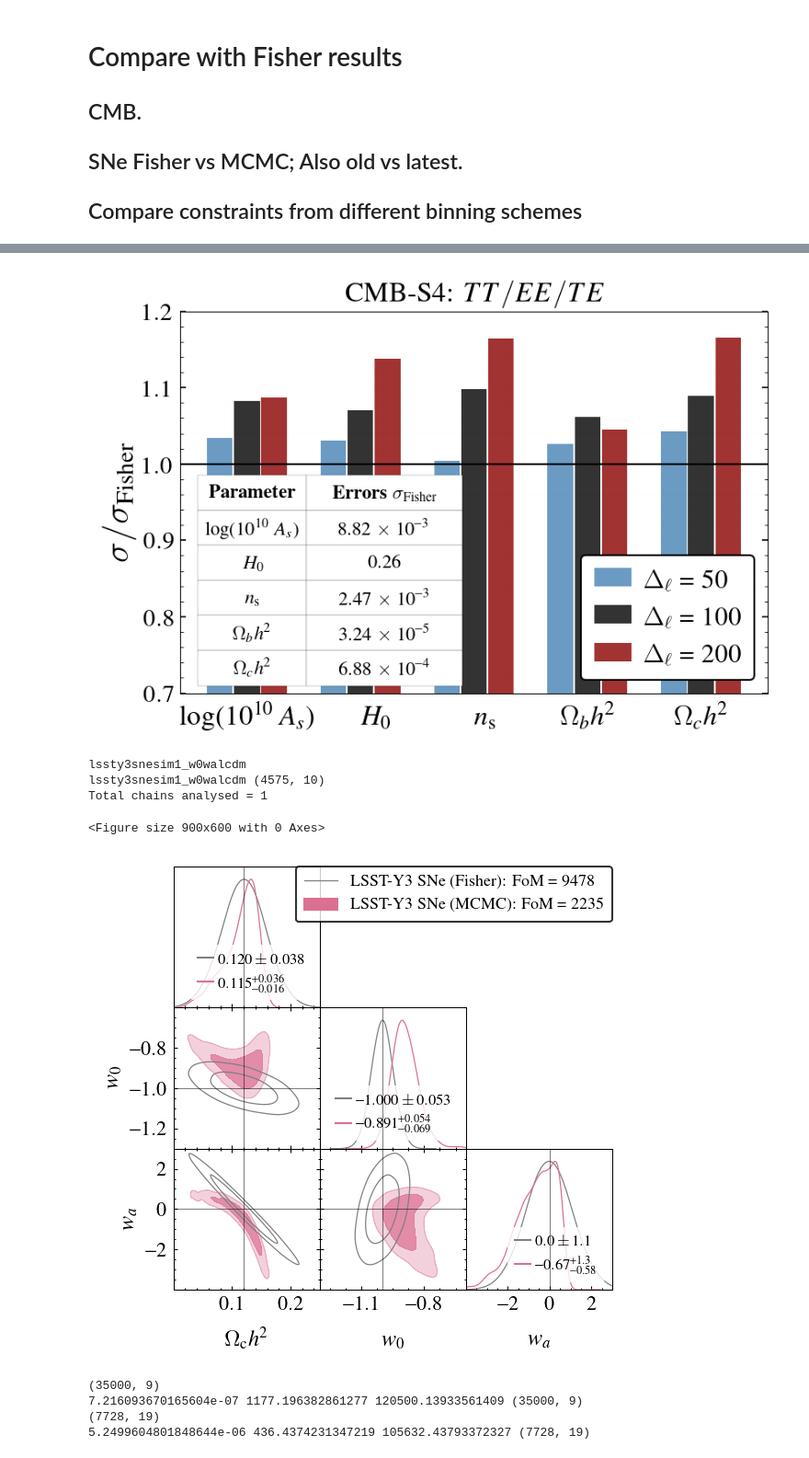
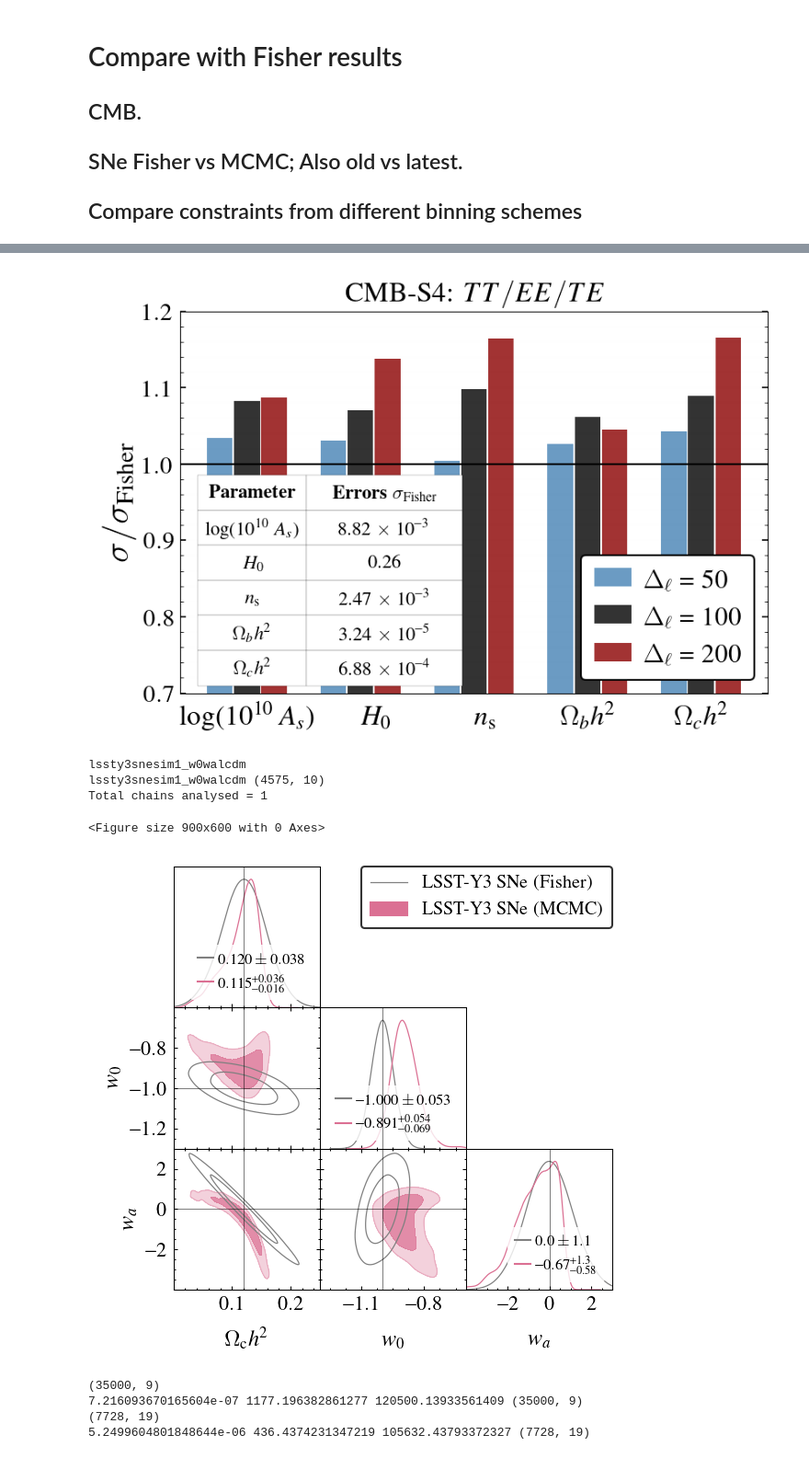
Before and after one commit to sriniraghunathan/CMB_BAO_SNe_likelihoods, a Jupyter notebook: analyse_chains_for_paper.ipynb, the cells around one changed output, grey strips where cells are left out. Shown at 92% size. Drawn from its saved outputs; the diff is of its cells as text; code cells hidden in the pictures.

```diff
--- a/analyse_chains_for_paper.ipynb
+++ b/analyse_chains_for_paper.ipynb
@@ -128,7 +125,8 @@ for desi_iter in range(1):#2):
 
         chain_label = label_dic[chainname]
         #labels_arr.append( chain_label )
-        labels_arr.append( '%s (FoM = %d)' %(chain_label, fom) )
+        #labels_arr.append( '%s (FoM = %d)' %(chain_label, fom) )
+        labels_arr.append( '%s' %(chain_label) )
 
     g = misc_getdist.make_getdist_plot('plots_2d',
                                        samples_to_plot,
@@ -136,7 +134,7 @@ for desi_iter in range(1):#2):
                                        param_dict = param_dict,
                                        param_limits_dic = param_limits_dic,
                                        color_arr = color_arr,
-                                       figsize = 4.3, fsval = 12, legfsval = 10.,# 11,
+                                       figsize = 4.3, fsval = 12, legfsval = 12.,# 11,
                                        labels = labels_arr, legloc = 'lower left', legcol = 1,
                                        scaling = True,#, wspace = 0.05
                                        xyloc_for_leg = [0.68, 0.95],
@@ -2156,7 +2283,8 @@ if (1): #Fisher first
 
     samples_to_plot.append( mix_samples )
     #labels_arr.append( 'CMB-S4 $TT/EE/TE$ (Unbinned Fisher): FoM = %.3g' %(fisher_fom) )
-    labels_arr.append( 'CMB-S4 (Unbinned Fisher): FoM = %.3g' %(fisher_fom) )
+    #labels_arr.append( 'CMB-S4 (Unbinned Fisher): FoM = %.3g' %(fisher_fom) )
+    labels_arr.append( 'CMB-S4 (Unbinned Fisher)' )
 
 for chainname in chains_to_plot:
     chain_label = misc_getdist.get_chain_label(chainname, remove_cmb_datachars = True)
@@ -2189,7 +2317,8 @@ for chainname in chains_to_plot:
 
 
     samples_to_plot.append( curr_samples )
-    labels_arr.append( '%s: FoM = %.3g' %(chain_label, fom) )
+    #labels_arr.append( '%s: FoM = %.3g' %(chain_label, fom) )
+    labels_arr.append( '%s' %(chain_label) )
     print( chain_label, fom, fisher_fom / fom)
     #labels_arr.append( r'CMB-S4: MCMC' )
 
@@ -2214,7 +2343,7 @@ g = misc_getdist.make_getdist_plot('triangle',
                                    color_arr = [fisher_colorval, mcmc_colorval],
                                    figsize = 4.1, fsval = 14,
                                    legloc = 'upper right',
-                                   legfsval = 13.,
+                                   legfsval = 14.,
                                    labels = labels_arr,
                                    filled = [fisher_filled, True],
                                    param_limits_dic = param_limits_dic,
@@ -2427,7 +2556,8 @@ if (1): #add Fisher
     fisher_fom = 1/np.sqrt( np.linalg.det(cov_mat) ) / fom_scale_fac
 
     samples_to_plot.append( mix_samples )
-    labels_arr.append( 'LSST-Y3 SNe (Fisher): FoM = %d' %(fisher_fom) )
+    #labels_arr.append( 'LSST-Y3 SNe (Fisher): FoM = %d' %(fisher_fom) )
+    labels_arr.append( 'LSST-Y3 SNe (Fisher)' )
     ##print( sne_fisher_mat.shape, sne_params ); sys.exit()
 
 for chainname in chains_to_plot:
@@ -2442,7 +2572,8 @@ for chainname in chains_to_plot:
     fom = 1/np.sqrt( np.linalg.det(cov_mat) ) / fom_scale_fac
 
     samples_to_plot.append( curr_samples )
-    labels_arr.append( 'LSST-Y3 SNe (MCMC): FoM = %d' %(fom) )
+    #labels_arr.append( 'LSST-Y3 SNe (MCMC): FoM = %d' %(fom) )
+    labels_arr.append( 'LSST-Y3 SNe (MCMC)' )
 
 sne_samples_to_plot = np.asarray(samples_to_plot)
 #sys.exit()
@@ -2459,7 +2590,7 @@ g = misc_getdist.make_getdist_plot('triangle',
                                    figsize = 4., fsval = 15,
                                    legloc = 'upper right',
                                    filled = [fisher_filled, True],
-                                   legfsval = 13,
+                                   legfsval = 14,
                                    labels = labels_arr,
                                    param_limits_dic = param_limits_dic,
                                    diagonal_errors_fsval = 8,
@@ -2485,15 +2616,15 @@ CMB-S4 ($\Delta_{\ell}$ = 100) 212964132289930.8 1.6058995645403882
 fisher 341999007307121.5
 CMB-S4 $TT/EE/TE$ ($\Delta_{\ell}$ = 50) 312705537701151.0 1.0936774891206624
 CMB-S4 $TT/EE/TE$ ($\Delta_{\ell}$ = 100) 212964132289930.8 1.6058995645403882
 CMB-S4 $TT/EE/TE$ ($\Delta_{\ell}$ = 200) 91915395461293.5 3.720802218069559
 ['logA', 'H0', 'ns', 'ombh2', 'omch2']
 {'logA': 'log(10$^{10}$ $A_{s}$)', 'H0': '$H_0$', 'ns': '$n_{\\rm s}$', 'ombh2': '$\\Omega_{b}h^{2}$', 'omch2': '$\\Omega_{c}h^{2}$'}
 [figure]
 lssty3snesim1_w0walcdm
 lssty3snesim1_w0walcdm (4575, 10)
 Total chains analysed = 1
 <Figure size 900x600 with 0 Axes>
-[figure, old version]
+[figure, new version]
 # %%
 """
 clf()
```
Also changed, not shown: parts of 19 cells of this notebook, 8 other files.
